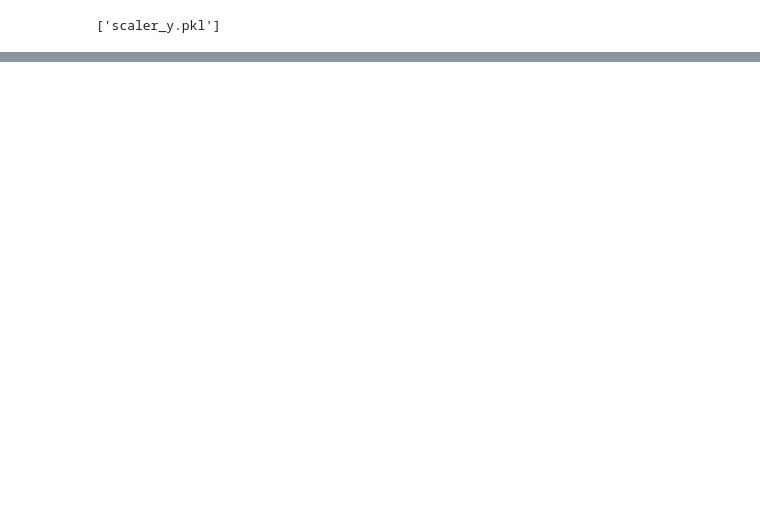
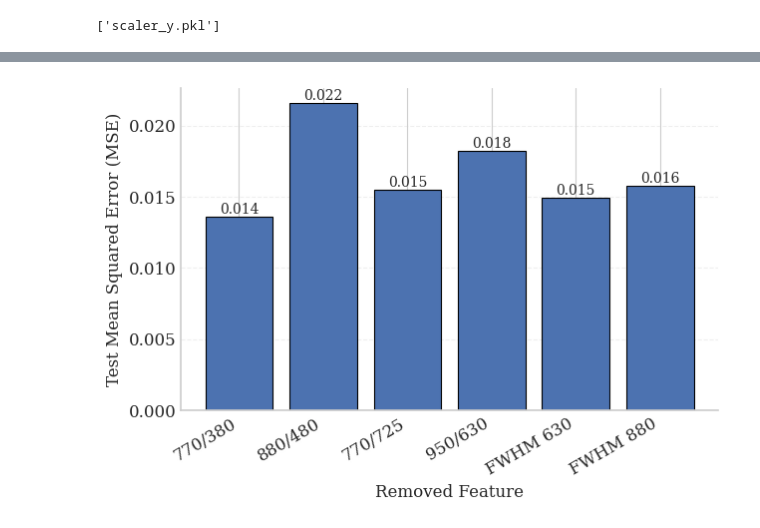
Before and after one commit to LinusRingstad/NPRE458, a Jupyter notebook: training_data/model_test.ipynb, the cells around one changed output, grey strips where cells are left out. Saved outputs shown, nothing was run; the diff lists cells and outputs as text; code cells hidden in the pictures; blank space fills up the shorter version.

```diff
--- a/training_data/model_test.ipynb
+++ b/training_data/model_test.ipynb
@@ -382,0 +372,63 @@ plt.show()
+# %%
+import matplotlib.pyplot as plt
+import numpy as np
+
+# --- global style (DO THIS FIRST) ---
+plt.rcParams.update({
+    "font.family": "serif",
+    "font.size": 12,
+    "axes.linewidth": 1.2,
+    "xtick.direction": "in",
+    "ytick.direction": "in",
+    "xtick.major.size": 5,
+    "ytick.major.size": 5
+})
+
+fig, ax = plt.subplots(figsize=(6.5, 4.5))  # journal-friendly size
+
+x = feature_fancy[1:]
+y = incremental_df.MSE.values
+
+bars = ax.bar(
+    x,
+    y,
+    color="#4C72B0",          # colorblind-safe, publication standard
+    edgecolor="black",
+    linewidth=0.8
+)
+
+ax.set_ylabel("Test Mean Squared Error (MSE)")
+ax.set_xlabel("Removed Feature")
+
+# cleaner grid (light, behind bars)
+ax.grid(axis="y", linestyle="--", alpha=0.3)
+ax.set_axisbelow(True)
+
+# remove top/right spines (standard in papers)
+ax.spines["top"].set_visible(False)
+ax.spines["right"].set_visible(False)
+
+# value labels (smaller, less dominant)
+for bar in bars:
+    height = bar.get_height()
+    ax.text(
+        bar.get_x() + bar.get_width() / 2,
+        height,
+        f"{height:.3f}",
+        ha="center",
+        va="bottom",
+        fontsize=10
+    )
+
+# optional: rotate labels if many features
+plt.xticks(rotation=30, ha="right")
+
+plt.tight_layout()
+
+# export (THIS matters for papers)
+plt.savefig("ablation_mse.pdf", bbox_inches="tight")  # vector format
+plt.savefig("ablation_mse.png", dpi=300, bbox_inches="tight")
+
+plt.show()
+# %% [output]
+[figure, added]
```
Also changed, not shown: parts of 10 cells of this notebook, 11 other files.
